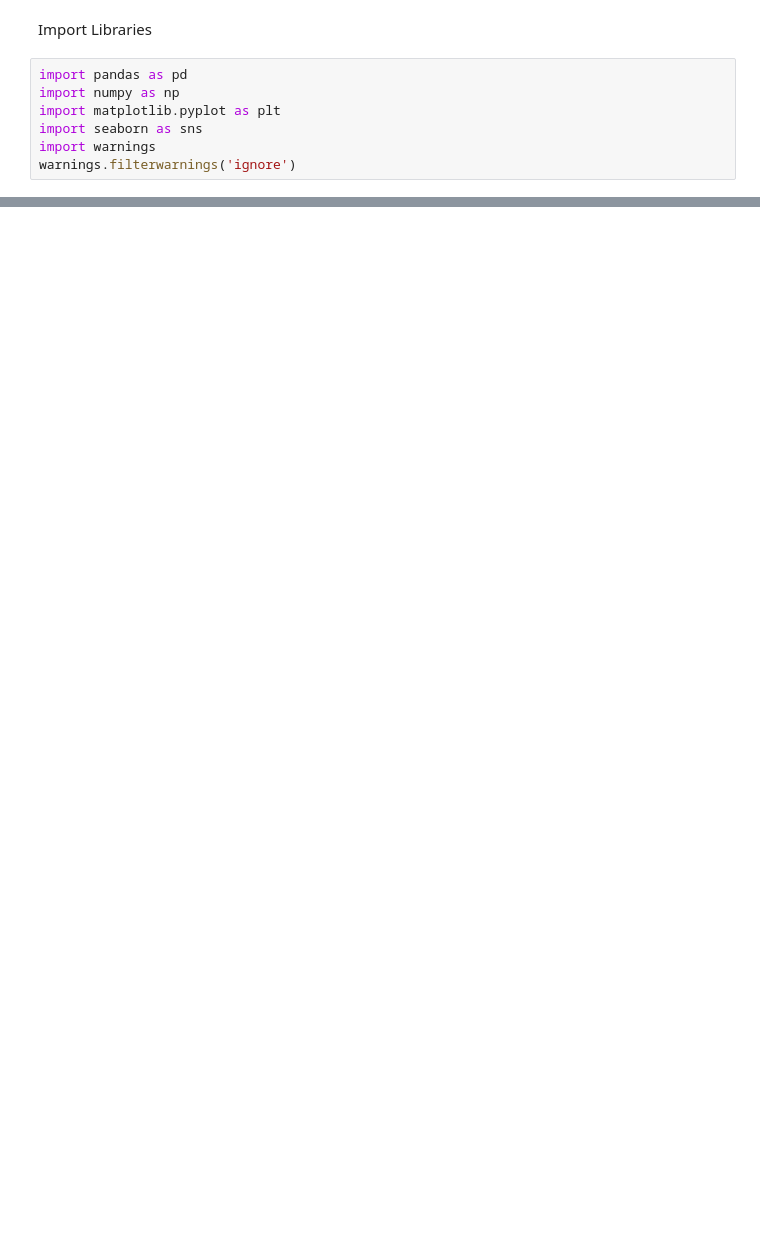
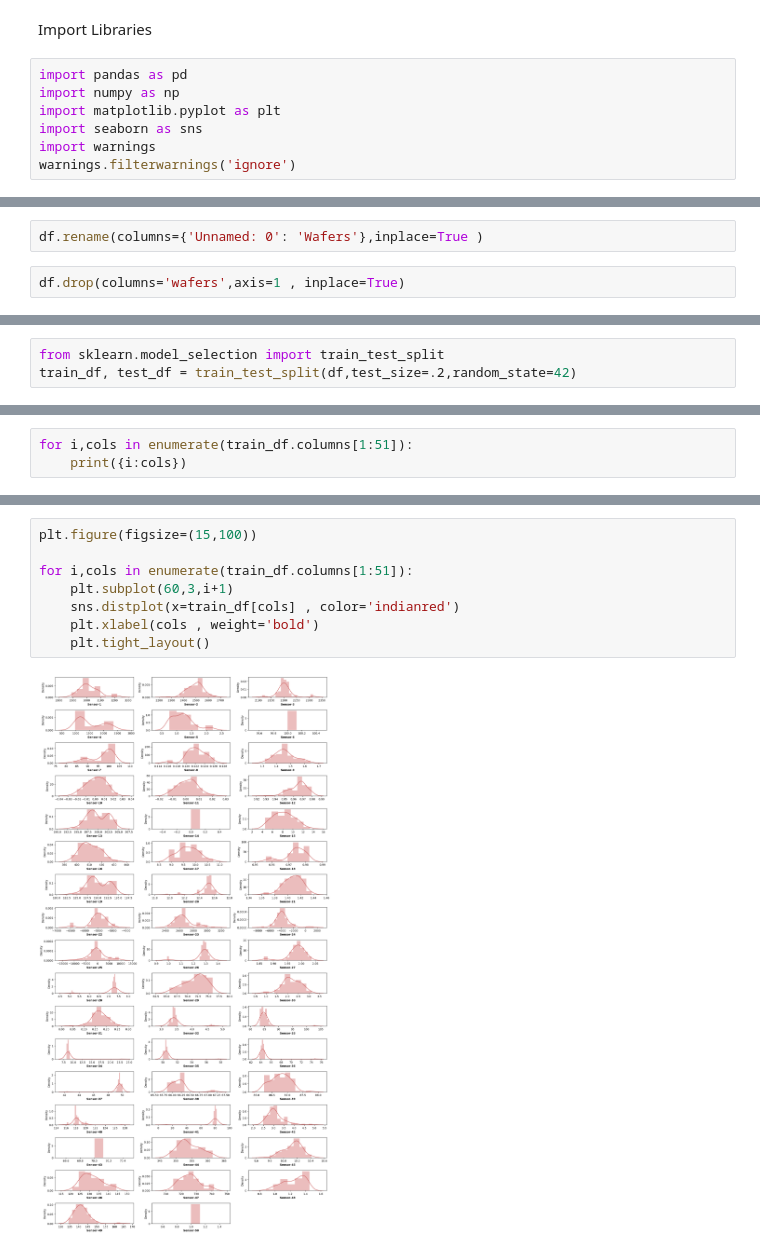
Before and after one commit to jasminechai/waterfaultdetection, a Jupyter notebook: notebook/EDA_model_trainer.ipynb, the cells around one changed output, grey strips where cells are left out. Saved outputs shown, nothing was run; the diff lists cells and outputs as text; blank space fills up the shorter version.

```diff
--- a/notebook/EDA_model_trainer.ipynb
+++ b/notebook/EDA_model_trainer.ipynb
@@ -72,0 +78,4 @@ df.corr()
+# %%
+df.rename(columns={'Unnamed: 0': 'Wafers'},inplace=True )
+# %%
+df.drop(columns='wafers',axis=1 , inplace=True)
@@ -72,0 +91,3 @@ df.corr()
+# %%
+from sklearn.model_selection import train_test_split
+train_df, test_df = train_test_split(df,test_size=.2,random_state=42)
@@ -72,0 +143,3 @@ df.corr()
+# %%
+for i,cols in enumerate(train_df.columns[1:51]):
+    print({i:cols})
@@ -72,0 +164,10 @@ df.corr()
+# %%
+plt.figure(figsize=(15,100))
+
+for i,cols in enumerate(train_df.columns[1:51]):
+    plt.subplot(60,3,i+1)
+    sns.distplot(x=train_df[cols] , color='indianred')
+    plt.xlabel(cols , weight='bold')
+    plt.tight_layout()
+# %% [output]
+[figure, added]
```
Also changed, not shown: parts of 73 cells of this notebook, 5 other files.
